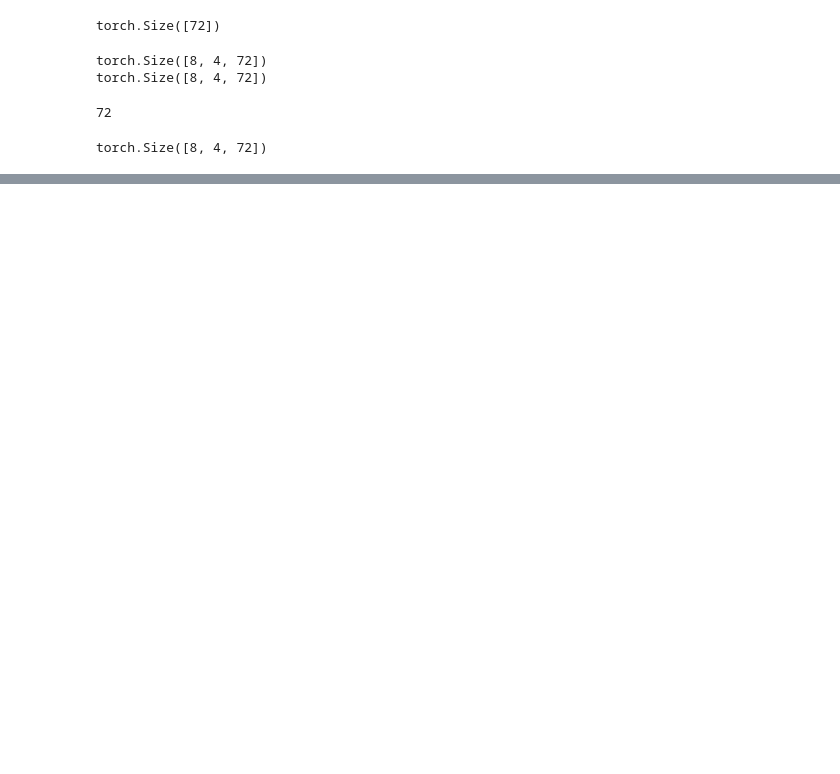
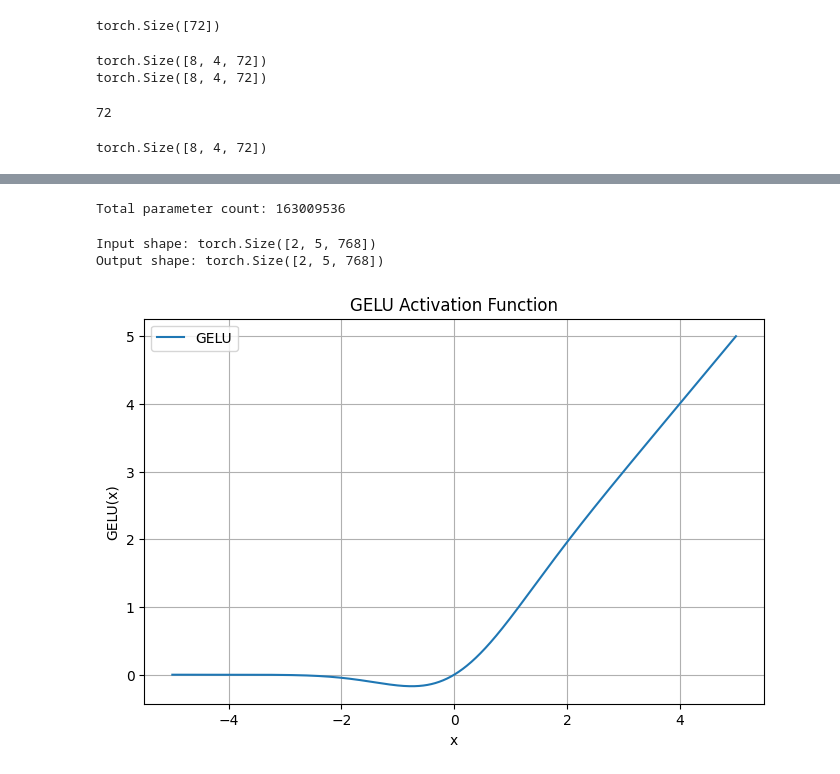
Before and after one commit to Venna-Sujith-Reddy/scratchGPT, a Jupyter notebook: scratch_gpt.ipynb, the cells around one changed output, grey strips where cells are left out. Cells and saved outputs as stored; diff of their text form; code cells hidden in the pictures; blank space fills up the shorter version.

```diff
--- a/scratch_gpt.ipynb
+++ b/scratch_gpt.ipynb
@@ -591,0 +609,37 @@ tensor([[ 0.0000,  0.0000,  0.0000,  ...,  0.0000, -0.0000,  0.0000],
+# %%
+torch.manual_seed(22)
+model = Dummy_Scratch_gpt_model(gpt_configuration)
+total_params = sum(p.numel() for p in model.parameters())
+print("Total parameter count:", total_params)
+# %% [output]
+Total parameter count: 163009536
+# %%
+
+sample_input = torch.randn(2, 5, 768)  # (batch, seq_len, emb_dim)
+transformer_block = Dummy_Transformer_Block(gpt_configuration)
+output = transformer_block(sample_input)
+print("Input shape:", sample_input.shape)
+print("Output shape:", output.shape)
+# %% [output]
+Input shape: torch.Size([2, 5, 768])
+Output shape: torch.Size([2, 5, 768])
+# %%
+import torch
+import matplotlib.pyplot as plt
+import numpy as np
+
+gelu = GELU()
+
+x = torch.linspace(-5, 5, 1000)
+y = gelu(x)
+
+plt.figure(figsize=(8, 5))
+plt.plot(x.numpy(), y.detach().numpy(), label="GELU")
+plt.title("GELU Activation Function")
+plt.xlabel("x")
+plt.ylabel("GELU(x)")
+plt.grid(True)
+plt.legend()
+plt.show()
+# %% [output]
+[figure, added]
```
Also changed, not shown: parts of 25 cells of this notebook.
